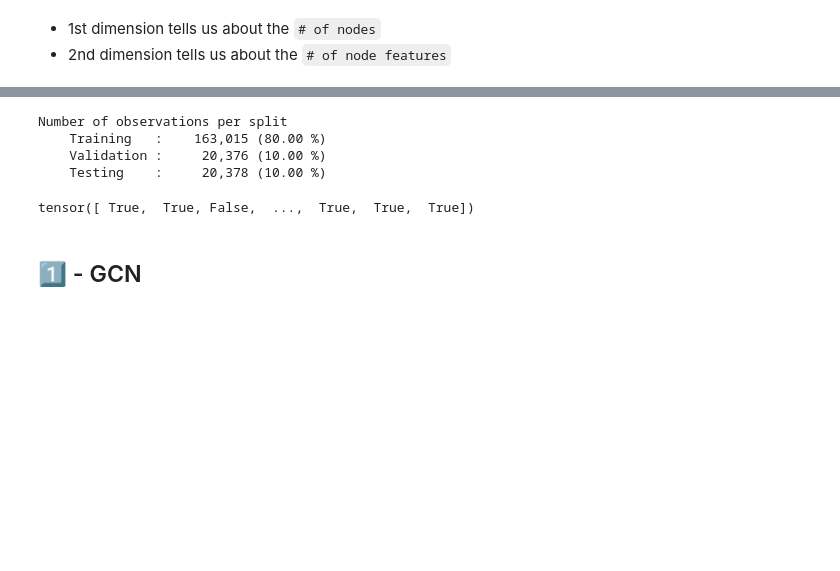
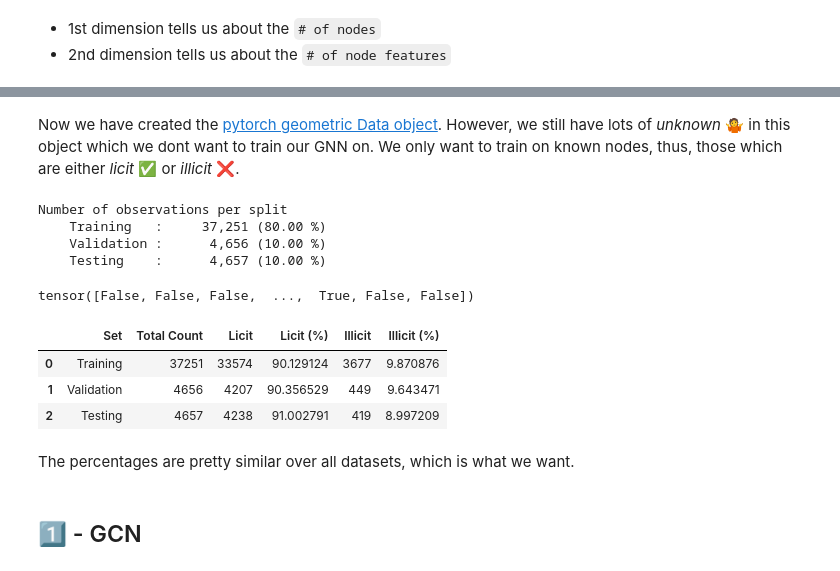
Before and after one commit to PeeteKeesel/kaggle-verse, a Jupyter notebook: bitcoin-transactions-graph-neural-networks.ipynb, the cells around one changed output, grey strips where cells are left out. Cells and saved outputs as stored; diff of their text form; code cells hidden in the pictures; blank space fills up the shorter version.

```diff
--- a/bitcoin-transactions-graph-neural-networks.ipynb
+++ b/bitcoin-transactions-graph-neural-networks.ipynb
@@ -681,3 +705,5 @@ tensor([2, 2, 2,  ..., 0, 2, 2])
 data = Data(x=node_features,
             edge_index=edge_index,
             y=node_labels)
+# %% [markdown]
+Now we have created the [pytorch geometric Data object](https://pytorch-geometric.readthedocs.io/en/latest/generated/torch_geometric.data.Data.html). However, we still have lots of _unknown_ 🤷 in this object which we dont want to train our GNN on. We only want to train on known nodes, thus, those which are either _licit_ ✅ or _illicit_ ❌.
@@ -686,11 +715,11 @@ data = Data(x=node_features,
 # Define size for Training, Validation and Testing #
 # ------------------------------------------------ #
 
-num_nodes    = data.num_nodes
-permutations = torch.randperm(num_nodes)  # To randomize the splits
-train_size   = int(0.8 * num_nodes)
-val_size     = int(0.1 * num_nodes)
-test_size    = num_nodes - train_size - val_size
+num_known_nodes = known_mask.sum().item()
+permutations = torch.randperm(num_known_nodes)
+train_size = int(0.8 * num_known_nodes)
+val_size = int(0.1 * num_known_nodes)
+test_size = num_known_nodes - train_size - val_size
 
 total = np.sum([train_size, val_size, test_size])
 
@@ -701,25 +730,66 @@ print(f"""Number of observations per split
 """)
 # %% [output]
 Number of observations per split
-    Training   :    163,015 (80.00 %)
-    Validation :     20,376 (10.00 %)
-    Testing    :     20,378 (10.00 %)
+    Training   :     37,251 (80.00 %)
+    Validation :      4,656 (10.00 %)
+    Testing    :      4,657 (10.00 %)
 # %%
 # ----------------------------------------------- #
 # Create mask for the indices of Train, Val, Test #
 # ----------------------------------------------- #
 
-data.train_mask = torch.zeros(num_nodes, dtype=torch.bool)
-data.val_mask = torch.zeros(num_nodes, dtype=torch.bool)
-data.test_mask = torch.zeros(num_nodes, dtype=torch.bool)
+data.train_mask = torch.zeros(data.num_nodes, dtype=torch.bool)
+data.val_mask = torch.zeros(data.num_nodes, dtype=torch.bool)
+data.test_mask = torch.zeros(data.num_nodes, dtype=torch.bool)
 
-data.train_mask[permutations[:train_size]] = True
-data.val_mask[permutations[train_size:train_size + val_size]] = True
-data.test_mask[permutations[train_size + val_size:]] = True
+train_indices = known_mask.nonzero(as_tuple=True)[0][permutations[:train_size]]
+val_indices = known_mask.nonzero(as_tuple=True)[0][permutations[train_size:train_size + val_size]]
+test_indices = known_mask.nonzero(as_tuple=True)[0][permutations[train_size + val_size:]]
+
+data.train_mask[train_indices] = True
+data.val_mask[val_indices] = True
+data.test_mask[test_indices] = True
 
 data.train_mask
 # %% [output]
-tensor([ True,  True, False,  ...,  True,  True,  True])
+tensor([False, False, False,  ...,  True, False, False])
+# %%
+# -------------------------- #
+# Statistics of the datasets #
+# -------------------------- #
+
+train_licit, train_illicit = (data.y[data.train_mask] == 1).sum().item(), (data.y[data.train_mask] == 0).sum().item()
+val_licit, val_illicit = (data.y[data.val_mask] == 1).sum().item(), (data.y[data.val_mask] == 0).sum().item()
+test_licit, test_illicit = (data.y[data.test_mask] == 1).sum().item(), (data.y[data.test_mask] == 0).sum().item()
+
+# Calculate total counts.
+train_total = train_licit + train_illicit
+val_total = val_licit + val_illicit
+test_total = test_licit + test_illicit
+
+# Calculate percentages.
+train_licit_pct = (train_licit / train_total) * 100
+train_illicit_pct = (train_illicit / train_total) * 100
+val_licit_pct = (val_licit / val_total) * 100
+val_illicit_pct = (val_illicit / val_total) * 100
+test_licit_pct = (test_licit / test_total) * 100
+test_illicit_pct = (test_illicit / test_total) * 100
+
+pd.DataFrame({
+    'Set': ['Training', 'Validation', 'Testing'],
+    'Total Count': [train_total, val_total, test_total],
+    'Licit': [train_licit, val_licit, test_licit],
+    'Licit (%)': [train_licit_pct, val_licit_pct, test_licit_pct],
+    'Illicit': [train_illicit, val_illicit, test_illicit],
+    'Illicit (%)': [train_illicit_pct, val_illicit_pct, test_illicit_pct]
+})
+# %% [output]
+|  | Set | Total Count | Licit | Licit (%) | Illicit | Illicit (%) |
+| 0 | Training | 37251 | 33574 | 90.129124 | 3677 | 9.870876 |
+| 1 | Validation | 4656 | 4207 | 90.356529 | 449 | 9.643471 |
+| 2 | Testing | 4657 | 4238 | 91.002791 | 419 | 8.997209 |
+# %% [markdown]
+The percentages are pretty similar over all datasets, which is what we want.
 # %% [markdown]
 ## 1️⃣ - GCN
 # %%
```
Also changed, not shown: parts of 27 cells of this notebook.
